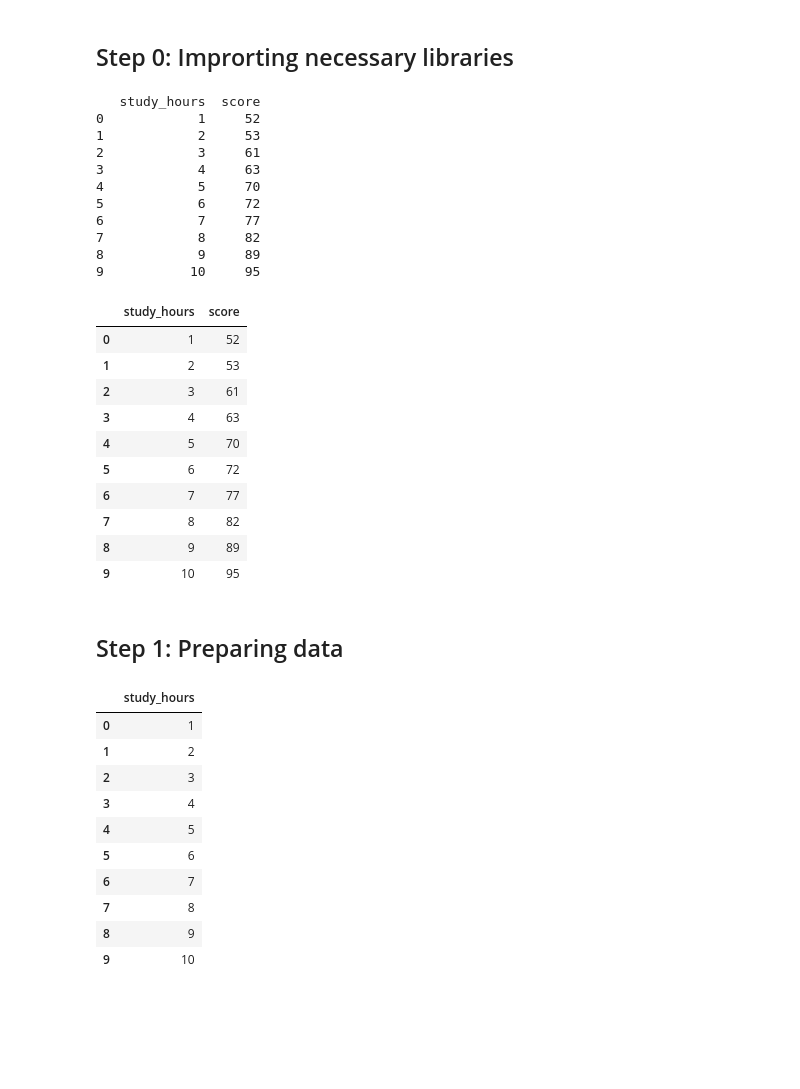
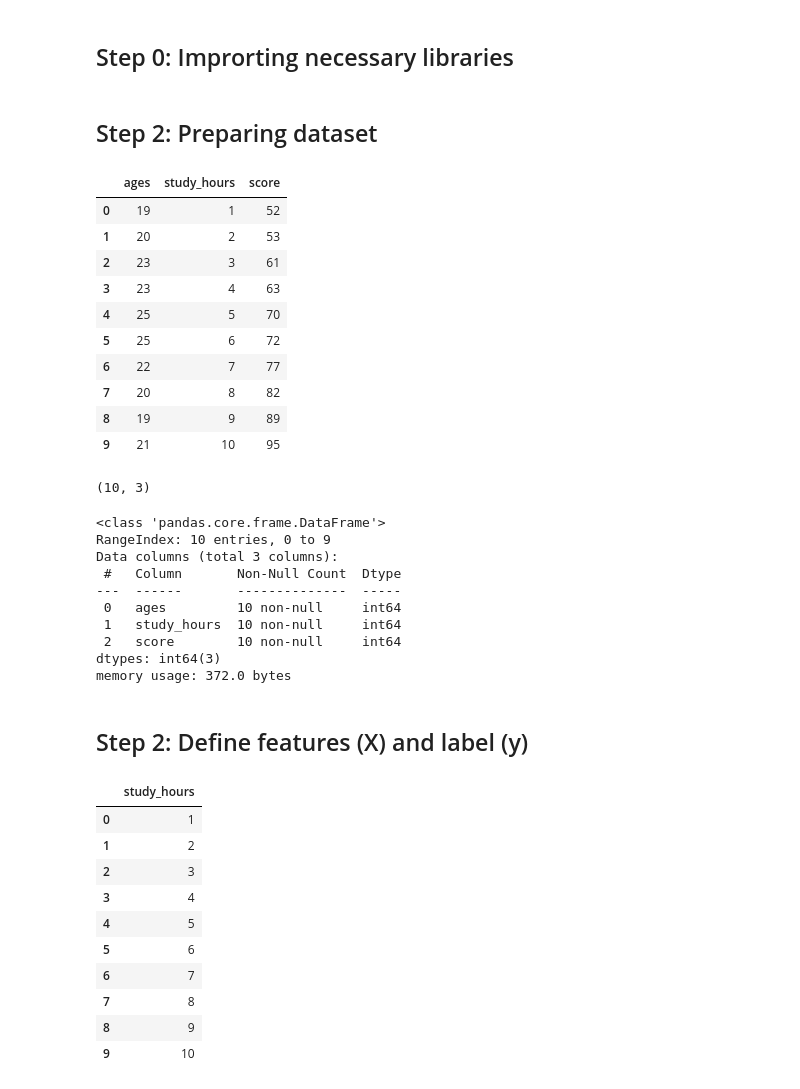
Before and after one commit to elisabethgrasia/data-analysis-with-python-spring-2025, a Jupyter notebook: week-9/introduction_ml.ipynb, the cells around one changed output. Drawn from its saved outputs; the diff is of its cells as text; code cells hidden in the pictures; blank space fills up the shorter version.

```diff
--- a/week-9/introduction_ml.ipynb
+++ b/week-9/introduction_ml.ipynb
@@ -12,42 +12,46 @@ from sklearn.model_selection import train_test_split
 import matplotlib.pyplot as plt
 import seaborn as sns
 sns.set()
+# %% [markdown]
+## Step 2: Preparing dataset
 # %%
 data = {
+    'ages': [19, 20, 23, 23, 25, 25, 22, 20, 19, 21],
     'study_hours': [1, 2, 3, 4, 5, 6, 7, 8, 9, 10],
     'score': [52, 53, 61, 63, 70, 72, 77, 82, 89, 95]
 }
 df = pd.DataFrame(data)
-
-df = pd.DataFrame(data)
-print(df)
+df
 # %% [output]
-   study_hours  score
-0            1     52
-1            2     53
-2            3     61
-3            4     63
-4            5     70
-5            6     72
-6            7     77
-7            8     82
-8            9     89
-9           10     95
+|  | ages | study_hours | score |
+| 0 | 19 | 1 | 52 |
+| 1 | 20 | 2 | 53 |
+| 2 | 23 | 3 | 61 |
+| 3 | 23 | 4 | 63 |
+| 4 | 25 | 5 | 70 |
+| 5 | 25 | 6 | 72 |
+| 6 | 22 | 7 | 77 |
+| 7 | 20 | 8 | 82 |
+| 8 | 19 | 9 | 89 |
+| 9 | 21 | 10 | 95 |
 # %%
-df
+df.shape
 # %% [output]
-|  | study_hours | score |
-| 0 | 1 | 52 |
-| 1 | 2 | 53 |
-| 2 | 3 | 61 |
-| 3 | 4 | 63 |
-| 4 | 5 | 70 |
-| 5 | 6 | 72 |
-| 6 | 7 | 77 |
-| 7 | 8 | 82 |
-| 8 | 9 | 89 |
-| 9 | 10 | 95 |
+(10, 3)
+# %%
+df.info()
+# %% [output]
+<class 'pandas.core.frame.DataFrame'>
+RangeIndex: 10 entries, 0 to 9
+Data columns (total 3 columns):
+ #   Column       Non-Null Count  Dtype
+---  ------       --------------  -----
+ 0   ages         10 non-null     int64
+ 1   study_hours  10 non-null     int64
+ 2   score        10 non-null     int64
+dtypes: int64(3)
+memory usage: 372.0 bytes
 # %% [markdown]
-## Step 1: Preparing data
+## Step 2: Define features (X) and label (y)
 # %%
 X = df[['study_hours']]  # Features must be 2D
```
Also changed, not shown: parts of 14 cells of this notebook, 2 other files.
